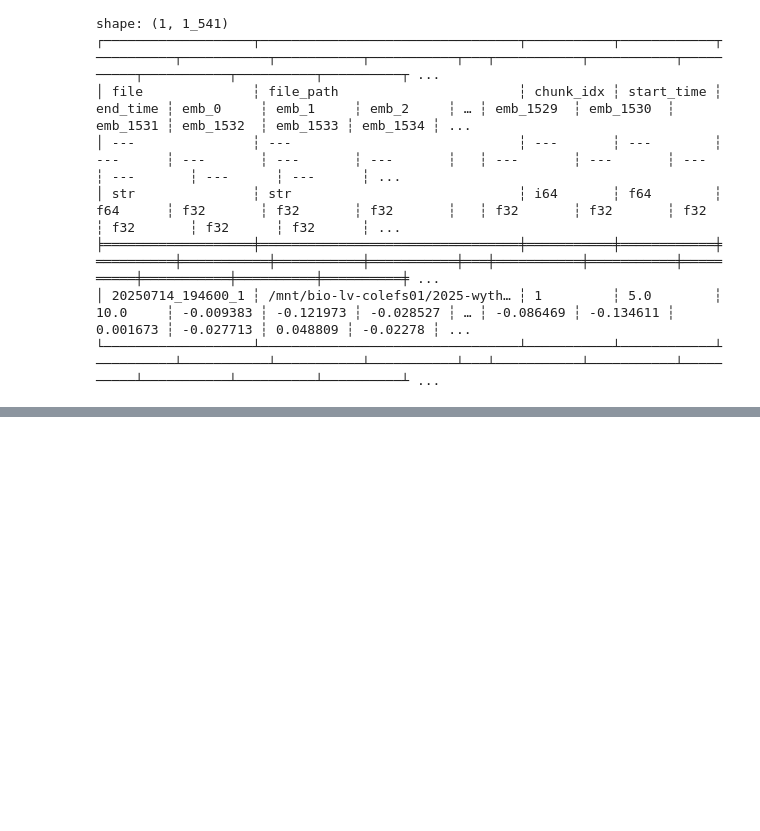
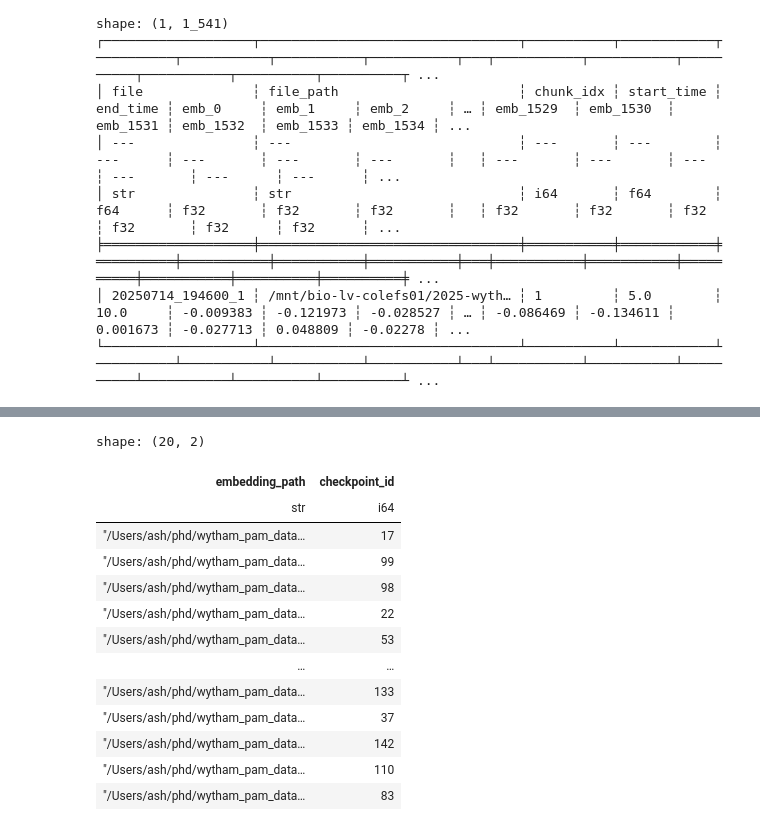
Before and after one commit to ash2d/wytham_labels, a Jupyter notebook: scripts/parquet_i_o.ipynb, the cells around one changed output, grey strips where cells are left out. Cells and saved outputs as stored; diff of their text form; code cells hidden in the pictures; blank space fills up the shorter version.

```diff
--- a/scripts/parquet_i_o.ipynb
+++ b/scripts/parquet_i_o.ipynb
@@ -173,0 +176,7 @@ shape: (1, 1_541)
+# %%
+
+# Load the canonical index
+index = pl.read_parquet("/Users/ash/Library/CloudStorage/OneDrive-Nexus365/PHD/Wytham_PAM/perch-cpu-inference/wytham_labels/output/canonical_clip_index.parquet")
+
+print(index.columns)
+index.describe()
@@ -173,0 +245,5 @@ shape: (1, 1_541)
+# %%
+missing_embeddings = index.filter(pl.col("embedding_exists") == False)
+
+
+missing_embeddings.head()
@@ -173,0 +259,19 @@ shape: (1, 1_541)
+# %%
+# list of 5 missing embeddings paths
+missing_embeddings_paths = missing_embeddings[["embedding_path",'checkpoint_id']].unique().head(20)
+missing_embeddings[["embedding_path",'checkpoint_id']].unique().head(20)
+# %% [output]
+shape: (20, 2)
+| embedding_path | checkpoint_id |
+| str | i64 |
+| "/Users/ash/phd/wytham_pam_data… | 17 |
+| "/Users/ash/phd/wytham_pam_data… | 99 |
+| "/Users/ash/phd/wytham_pam_data… | 98 |
+| "/Users/ash/phd/wytham_pam_data… | 22 |
+| "/Users/ash/phd/wytham_pam_data… | 53 |
+| … | … |
+| "/Users/ash/phd/wytham_pam_data… | 133 |
+| "/Users/ash/phd/wytham_pam_data… | 37 |
+| "/Users/ash/phd/wytham_pam_data… | 142 |
+| "/Users/ash/phd/wytham_pam_data… | 110 |
+| "/Users/ash/phd/wytham_pam_data… | 83 |
```
Also changed, not shown: parts of 7 cells of this notebook, 2 other files.
